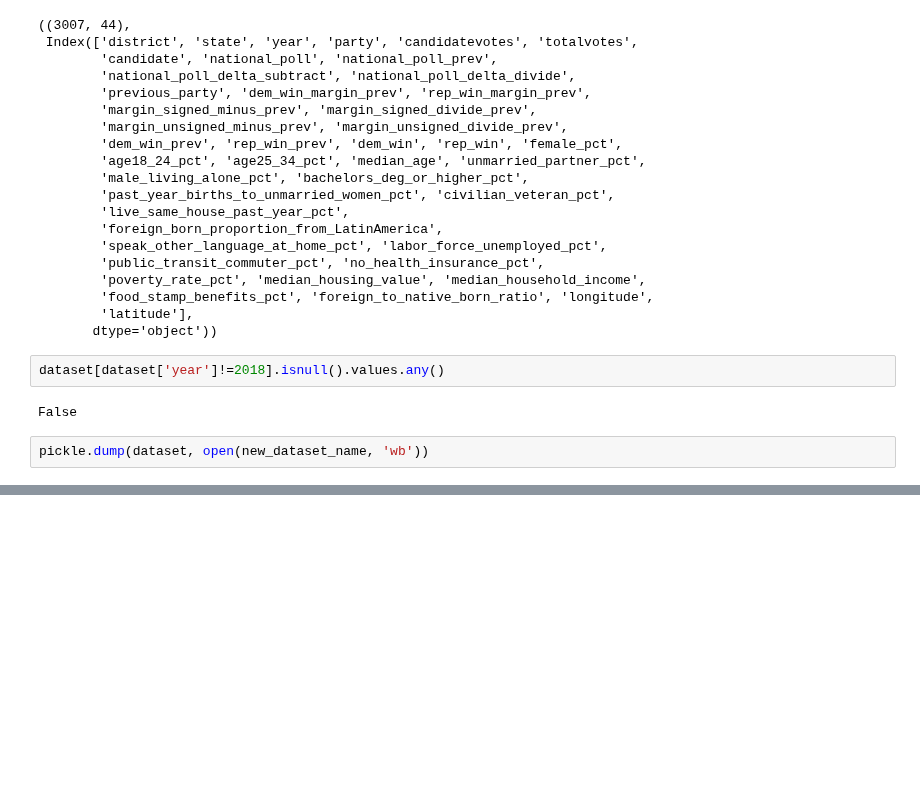
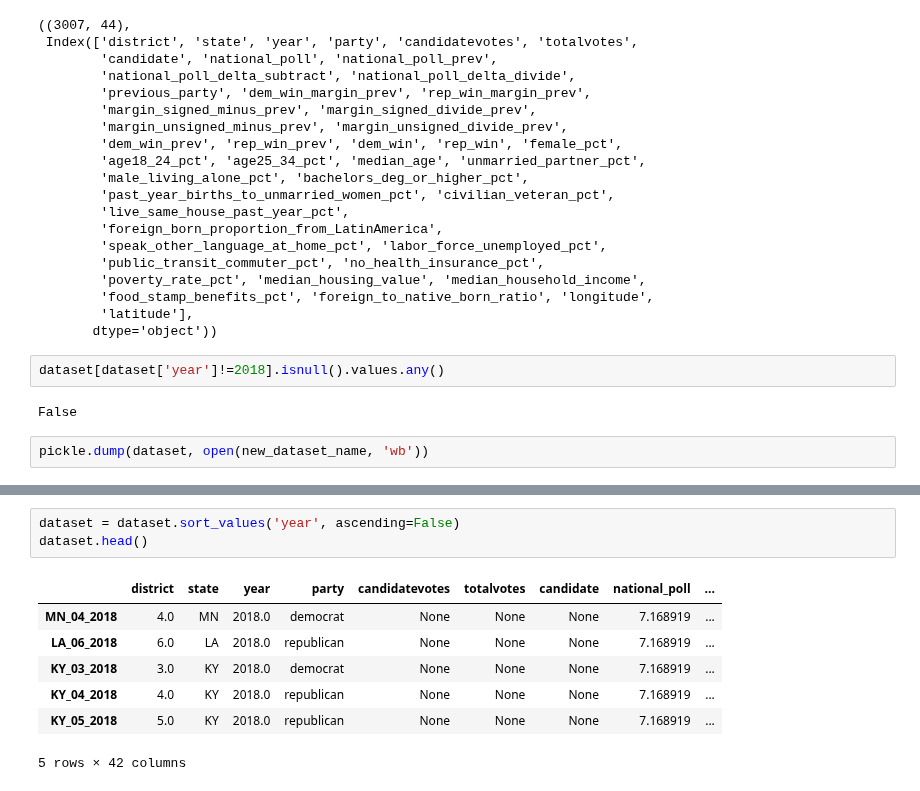
Before and after one commit to WildTangles/ac209a_project, a Jupyter notebook: redistricting-corrections.ipynb, the cells around one changed output, grey strips where cells are left out. Cells and saved outputs as stored; diff of their text form; blank space fills up the shorter version.

```diff
--- a/redistricting-corrections.ipynb
+++ b/redistricting-corrections.ipynb
@@ -66,0 +107,11 @@ pickle.dump(dataset, open(new_dataset_name, 'wb'))
+# %%
+dataset = dataset.sort_values('year', ascending=False)
+dataset.head()
+# %% [output]
+|  | district | state | year | party | candidatevotes | totalvotes | candidate | national_poll | ... |
+| MN_04_2018 | 4.0 | MN | 2018.0 | democrat | None | None | None | 7.168919 | ... |
+| LA_06_2018 | 6.0 | LA | 2018.0 | republican | None | None | None | 7.168919 | ... |
+| KY_03_2018 | 3.0 | KY | 2018.0 | democrat | None | None | None | 7.168919 | ... |
+| KY_04_2018 | 4.0 | KY | 2018.0 | republican | None | None | None | 7.168919 | ... |
+| KY_05_2018 | 5.0 | KY | 2018.0 | republican | None | None | None | 7.168919 | ... |
+5 rows × 42 columns
```
Also changed, not shown: parts of 15 cells of this notebook, 7 other files.
